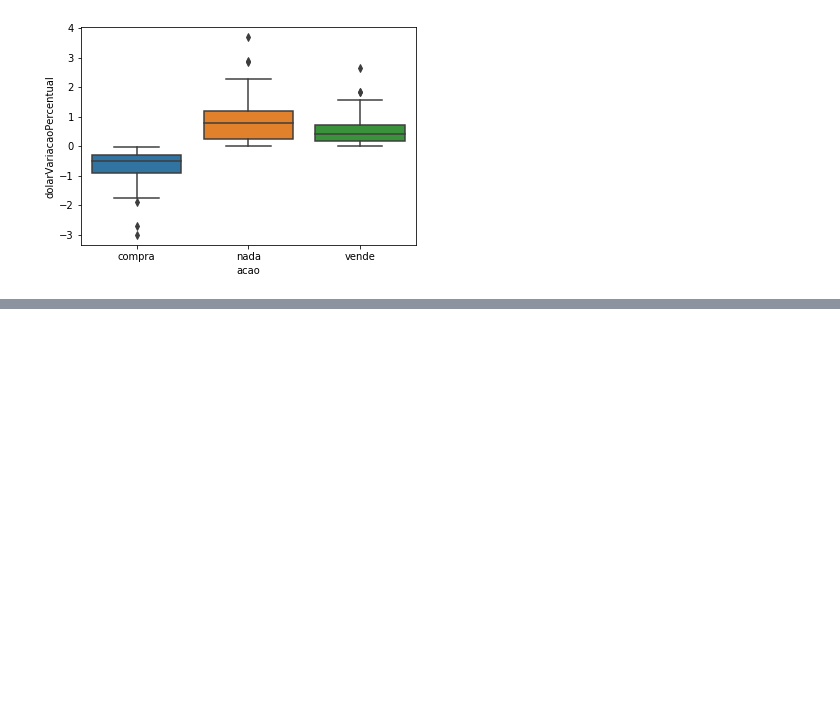
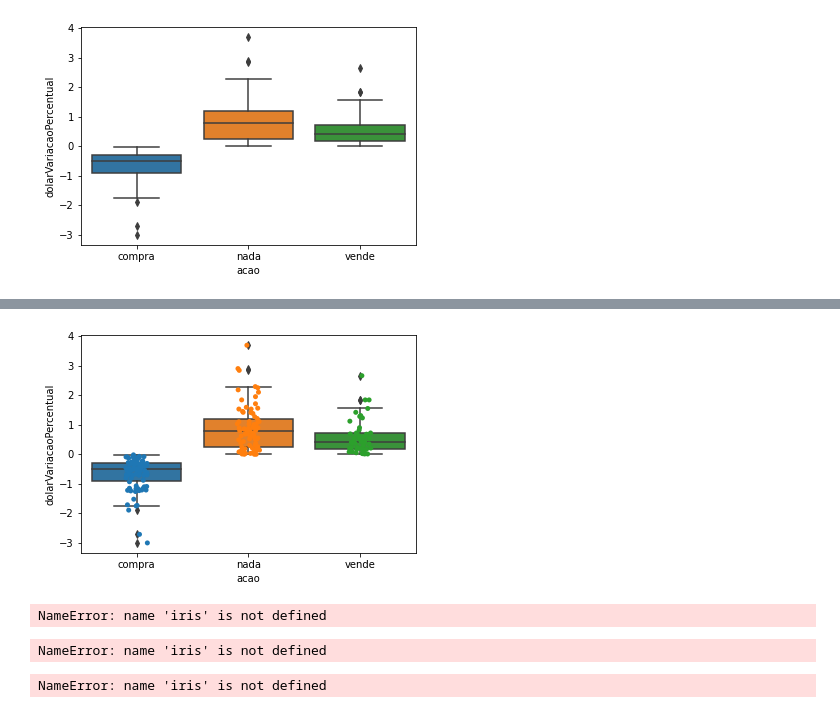
Before and after one commit to diegocandal/datascience-dolar, a Jupyter notebook: dolar-v1.0.0.ipynb, the cells around one changed output, grey strips where cells are left out. Saved outputs shown, nothing was run; the diff lists cells and outputs as text; code cells hidden in the pictures; blank space fills up the shorter version.

Commit message:
mais alguns gráficos

```diff
--- a/dolar-v1.0.0.ipynb
+++ b/dolar-v1.0.0.ipynb
@@ -97,0 +115,26 @@ sns.boxplot(x="acao", y="dolarVariacaoPercentual", data=cotacoes);
+# %%
+# usando a função striplot do Seaborn adiciona uma camada de pontos individuais
+# setting jitter = True garante que nem todos os pontos caiam na mesma linha
+# Salvar os eixos resultantes como eixo sempre faz com que o gráfico resultante seja mostrado
+# em cima dos eixos anteriores (isso é uma coisa interessante de aprender :)
+ax = sns.boxplot(x="acao", y="dolarVariacaoPercentual", data=cotacoes)
+ax = sns.stripplot(x="acao", y="dolarVariacaoPercentual", data=cotacoes, jitter=True, edgecolor="gray")
+# %% [output]
+[figure, added]
+# %%
+#ax = sns.boxplot(x="Species", y="PetalLengthCm", data=iris)
+ax = sns.stripplot(x="Species", y="PetalLengthCm", data=iris, jitter=True, edgecolor="gray")
+# %% [output]
+NameError: name 'iris' is not defined
+# %%
+ax = sns.stripplot(x="Species", y="PetalWidthCm", data=iris, jitter=True, edgecolor="gray")
+ax = sns.stripplot(x="Species", y="PetalLengthCm", data=iris, jitter=True, edgecolor="gray")
+# %% [output]
+NameError: name 'iris' is not defined
+# %%
+# Um gráfico de violino combina os benefícios dos dois gráficos anteriores e os simplifica.
+# As regiões mais densas dos dados são mais gordas e mais esparsas em um gráfico de violino
+
+sns.violinplot(x="Species", y="PetalLengthCm", data=iris, size=6)
+# %% [output]
+NameError: name 'iris' is not defined
```
Also changed, not shown: parts of 21 cells of this notebook.
